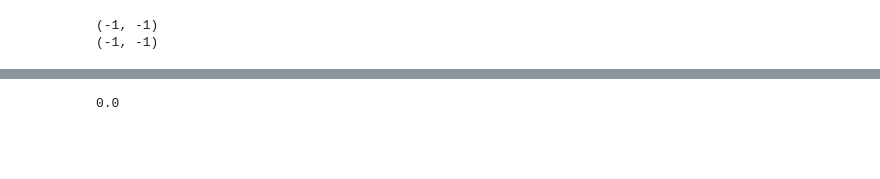
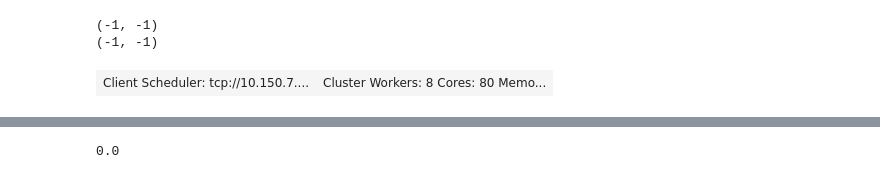
Before and after one commit to rabernat/llcreader, a Jupyter notebook: load_llc.ipynb, the cells around one changed output, grey strips where cells are left out. Cells and saved outputs as stored; diff of their text form; code cells hidden in the pictures; blank space fills up the shorter version.

```diff
--- a/load_llc.ipynb
+++ b/load_llc.ipynb
@@ -65,6 +61,10 @@ unlimit_memory()
 # %% [output]
 (-1, -1)
 (-1, -1)
+# %%
+client
+# %% [output]
+| Client Scheduler: tcp://10.150.7.... | Cluster Workers: 8 Cores: 80 Memo... |
 # %%
 client.run(unlimit_memory)
 # %% [output]
```
Also changed, not shown: parts of 29 cells of this notebook, 2 other files.
